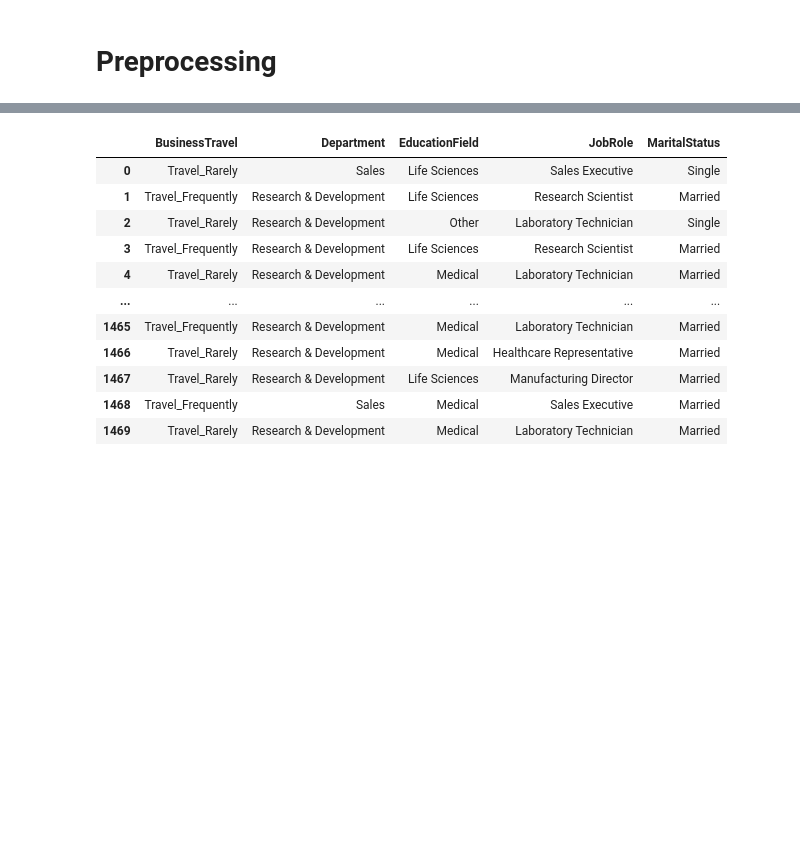
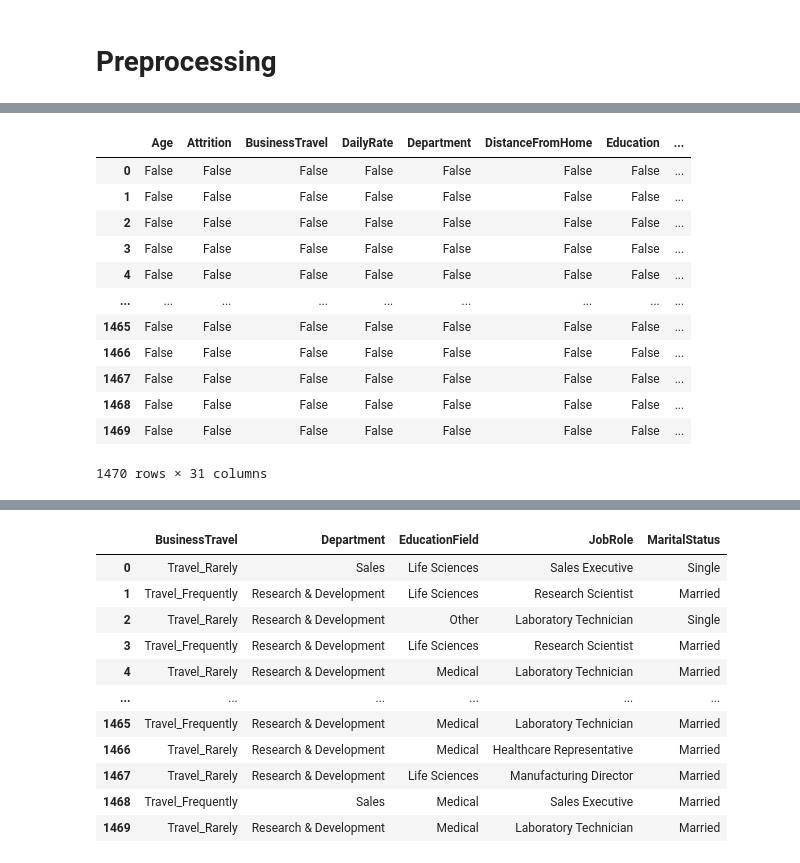
Before and after one commit to sandeeppreetam/Employee-Attrition, a Jupyter notebook: Employee-Attrition.ipynb, the cells around one changed output, grey strips where cells are left out. Cells and saved outputs as stored; diff of their text form; code cells hidden in the pictures; blank space fills up the shorter version.

```diff
--- a/Employee-Attrition.ipynb
+++ b/Employee-Attrition.ipynb
@@ -52,5 +77,21 @@ Name: Over18, dtype: int64
 # %%
 df = df.drop(['Over18','EmployeeCount','EmployeeNumber','StandardHours'], axis = 'columns')
+# %%
+df.isna()
+# %% [output]
+|  | Age | Attrition | BusinessTravel | DailyRate | Department | DistanceFromHome | Education | ... |
+| 0 | False | False | False | False | False | False | False | ... |
+| 1 | False | False | False | False | False | False | False | ... |
+| 2 | False | False | False | False | False | False | False | ... |
+| 3 | False | False | False | False | False | False | False | ... |
+| 4 | False | False | False | False | False | False | False | ... |
+| ... | ... | ... | ... | ... | ... | ... | ... | ... |
+| 1465 | False | False | False | False | False | False | False | ... |
+| 1466 | False | False | False | False | False | False | False | ... |
+| 1467 | False | False | False | False | False | False | False | ... |
+| 1468 | False | False | False | False | False | False | False | ... |
+| 1469 | False | False | False | False | False | False | False | ... |
+1470 rows × 31 columns
 # %%
 df.isna().sum()
 # %% [output]
```
Also changed, not shown: parts of 14 cells of this notebook.
